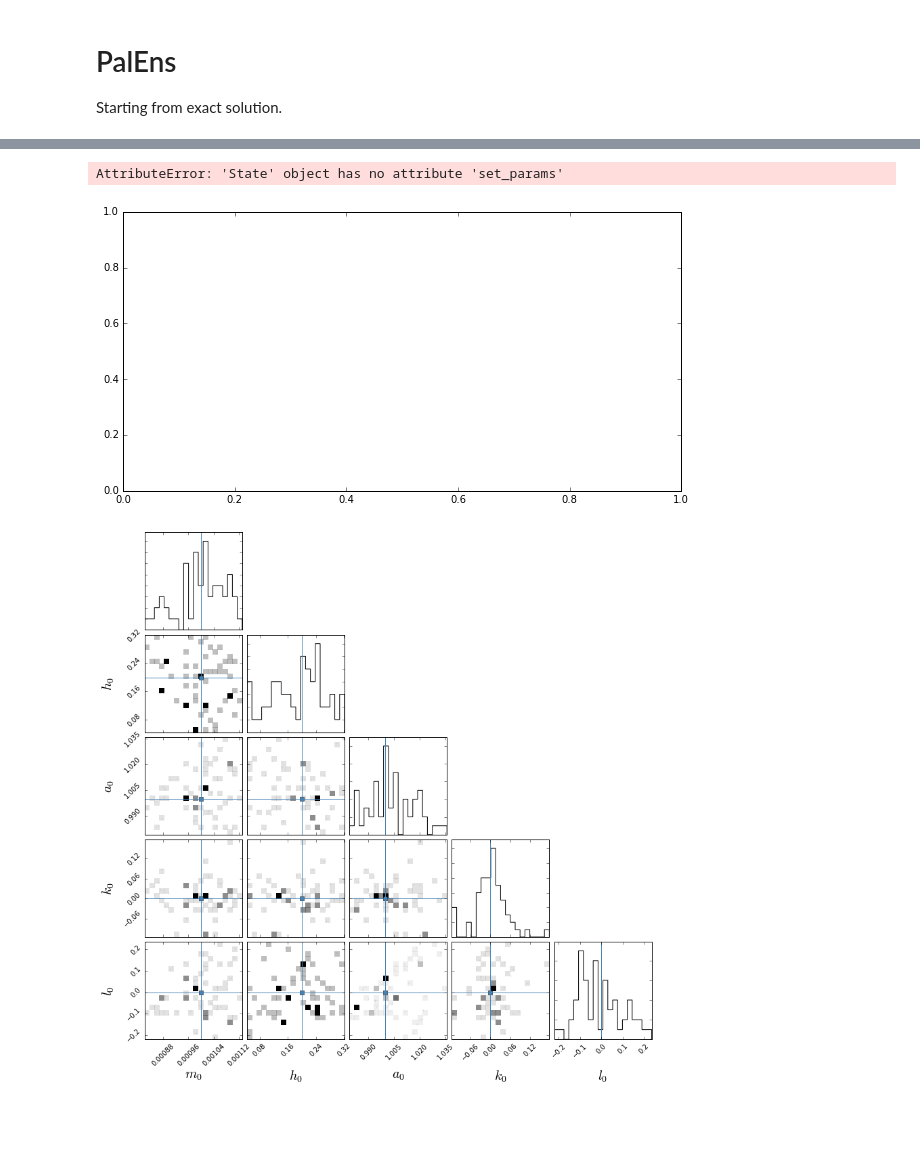
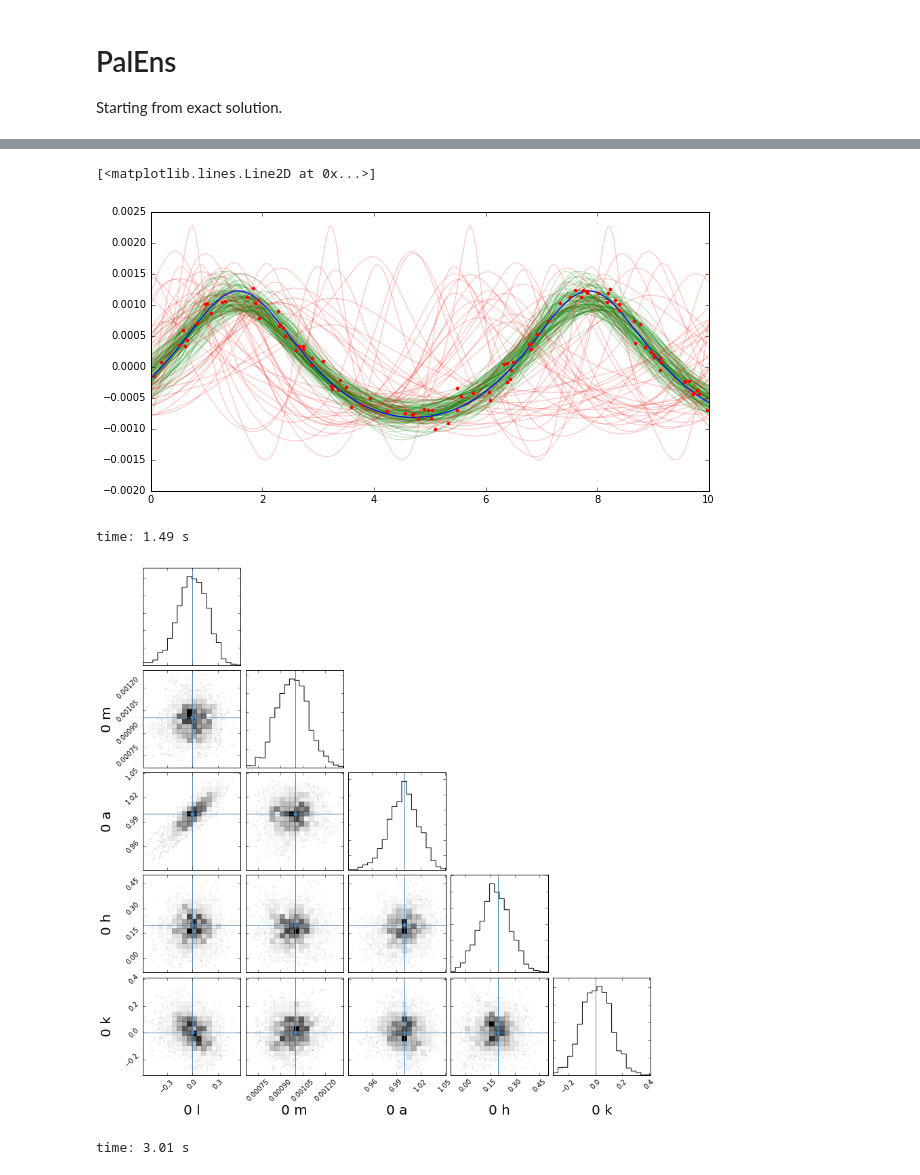
Before and after one commit to shangfei/rebound-sph, a Jupyter notebook: PalEns.ipynb, the cells around one changed output, grey strips where cells are left out. Cells and saved outputs as stored; diff of their text form; code cells hidden in the pictures; blank space fills up the shorter version.

```diff
--- a/PalEns.ipynb
+++ b/PalEns.ipynb
@@ -30,9 +36,11 @@ ax.plot(obs.t, obs.rv, ".")
 # PalEns
 Starting from exact solution.
 # %%
-Nwalkers = 6
-palens = mcmc.PalEns(true_state,obs,scales={"m":1e-3, "a":1., "h":0.5, "k":0.5, "l":np.pi},nwalkers=Nwalkers)
-Niter = 10
+Nwalkers = 40
+k = 20.
+clip = 25
+palens = mcmc.PalEns(true_state,obs,scales={"m":k*1e-3, "a":k*1., "h":k*0.5, "k":k*0.5, "l":k*np.pi},nwalkers=Nwalkers)
+Niter = 100
 chain = np.zeros((Niter,Nwalkers,palens.state.Nvars))
 chainlogp = np.zeros((Niter,Nwalkers))
 tries = 0
@@ -43,5 +51,17 @@ for i in range(Niter):
         chainlogp[i][k] = palens.states[k].logp
     clear_output(" ");
     print("%d/%d"%(i+1,Niter))
+    if i%clip==0 and i>0:
+        print("throwing away worst offenders")
+        logpm = np.median(chainlogp[i,:])
+        for k in range(Nwalkers):
+            if palens.states[k].logp<logpm:
+                while True:
+                    j = np.random.randint(Nwalkers)
+                    if j!=k and palens.states[j].logp>logpm:
+                        palens.states[k] = palens.states[j].deepcopy()
+                        palens.states[k].logp = palens.states[j].logp
+                        break
+
 print("Acceptance rate: %.2f%%"%(float(Niter)/tries*100))
 # %% [output]
@@ -50,11 +71,11 @@ Acceptance rate: 76.92%
 # %%
-f, axs = plt.subplots(true_state.Nvars+1,Nwalkers,figsize=(15,8))
+f, axs = plt.subplots(true_state.Nvars+1,1,figsize=(15,8))
 for i in range(true_state.Nvars):
     for k in range(Nwalkers):
-        ax = axs[i,k]
+        ax = axs[i]
         ax.set_ylabel(true_state.keys[i])
-        ax.plot(chain[:,k,i])
+        ax.plot(chain[:,k,i], color="black",alpha=0.4)
 for k in range(Nwalkers):
-    ax = axs[true_state.Nvars,k]
+    ax = axs[true_state.Nvars]
     ax.set_ylabel("$\log(p)$")
-    ax.plot(chainlogp[:,k])
+    ax.plot(chainlogp[:,k], color="red",alpha=0.4)
@@ -61,17 +85,27 @@ for k in range(Nwalkers):
 # %%
 fig = plt.figure(figsize=(10,5))
 ax = plt.subplot(111)
-for c in np.random.choice(Niter,100):
+for l in range(100):
+    i = np.random.randint(clip,Niter)
     k = np.random.randint(Nwalkers)
     s = palens.state.deepcopy()
-    s.set_params(chain[c,k])
-    ax.plot(*s.get_rv_plotting(tmax=10.), alpha=0.1, color="gray")
+    s.values = chain[i,k]
+    color="green"
+    ax.plot(*s.get_rv_plotting(tmax=10.), alpha=0.2, color=color)
+for k in range(Nwalkers):
+    s = palens.state.deepcopy()
+    s.values = chain[0,k]
+    color="red"
+    ax.plot(*s.get_rv_plotting(tmax=10.), alpha=0.2, color=color)
+
 ax.plot(*true_state.get_rv_plotting(tmax=10.), color="blue")
 ax.plot(obs.t, obs.rv, "r.")
 # %% [output]
-AttributeError: 'State' object has no attribute 'set_params'
+[<matplotlib.lines.Line2D at 0x...>]
-[figure, old version]
+[figure, new version]
+time: 1.49 s
 # %%
-figure = corner.corner(np.reshape(chain,(Nwalkers*Niter,true_state.Nvars)), labels=s.get_keys(), plot_contours=False, truths=true_state.get_params(),label_kwargs={"fontsize":20})
+figure = corner.corner(np.reshape(chain[clip*2:],(Nwalkers*(Niter-clip*2),true_state.Nvars)), labels=s.keys, plot_contours=False, truths=true_state.values,label_kwargs={"fontsize":20})
 # %% [output]
-[figure, old version]
+[figure, new version]
+time: 3.01 s
```
Also changed, not shown: parts of 5 cells of this notebook, 2 other files.
